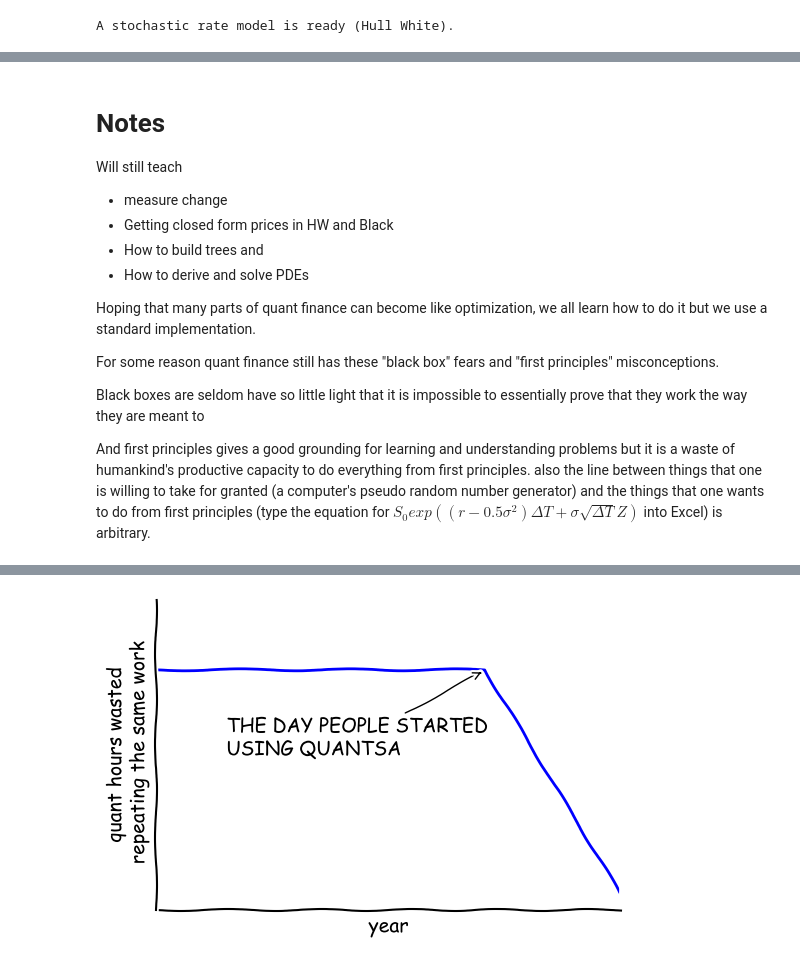
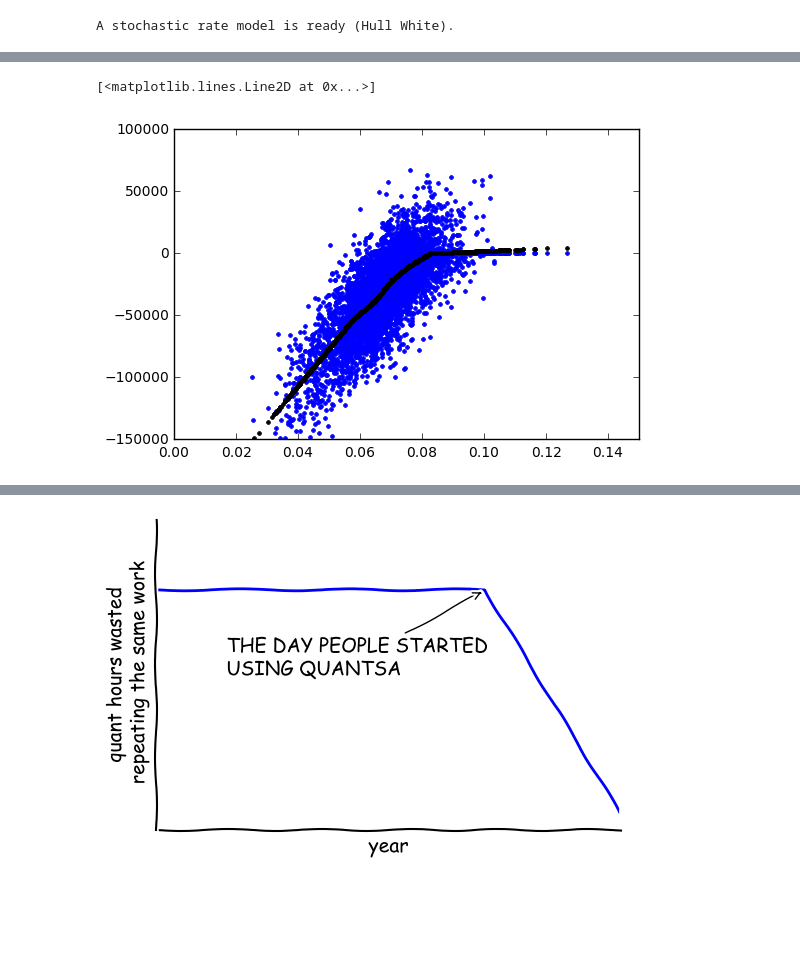
Before and after one commit to JamesLTaylor/QuantSA, a Jupyter notebook: Presentations/BridgingTheGap.ipynb, the cells around one changed output, grey strips where cells are left out. Saved outputs shown, nothing was run; the diff lists cells and outputs as text; code cells hidden in the pictures; blank space fills up the shorter version.

```diff
--- a/Presentations/BridgingTheGap.ipynb
+++ b/Presentations/BridgingTheGap.ipynb
@@ -366,16 +493,26 @@ The optimal stopping time for the person who owns this right is the one that cho
-# %% [markdown]
-# Notes
-
-Will still teach
- * measure change
- * Getting closed form prices in HW and Black
- * How to build trees and
- * How to derive and solve PDEs
-
-Hoping that many parts of quant finance can become like optimization, we all learn how to do it but we use a standard implementation.
-
-For some reason quant finance still has these "black box" fears and "first principles" misconceptions.
-
-Black boxes are seldom have so little light that it is  impossible to essentially prove that they work the way they are meant to
-
-And first principles gives a good grounding for learning and understanding problems but it is a waste of humankind's productive capacity to do everything from first principles.  also the line between things that one is willing to take for granted (a computer's pseudo random number generator) and the things that one wants to do from first principles (type the equation for $S_0 exp((r-0.5\sigma^2) \Delta T + \sigma \sqrt{\Delta T} Z)$ into Excel) is arbitrary.
+# %%
+# Make a Bermudan Swaption
+exDates = List[Date]()
+exDates.Add(Date(2017, 9, 17))
+exDates.Add(Date(2018, 9, 17))
+exDates.Add(Date(2019, 9, 17))
+exDates.Add(Date(2020, 9, 17))
+bermudan = BermudanSwaption(swap, exDates, False)
+
+# Get the simulated forward values and the regressors used to obtain them
+valuePaths = hwCoordinator.GetValuePaths([bermudan], valueDate, csDates)
+fwdCashflowPVs = qsa.getnumpy(valuePaths.Get("fwdCashflowPVs"))
+regressor0 = qsa.getnumpy(valuePaths.Get("regressor0"))
+regressedFwdsPVs = qsa.getnumpy(valuePaths.Get("regressedFwdsPVs"))
+# %%
+# Examine the values after optimal exercise rule is applied
+fig = plt.figure()
+ax = fig.add_subplot(1, 1, 1)
+ax.set_xlim([0, 0.15])
+ax.set_ylim([-150000, 100000])
+col = 70 # up to 181
+plt.plot(regressor0[:,col], fwdCashflowPVs[:,col],'.')
+plt.plot(regressor0[:,col], regressedFwdsPVs[:,col],'k.')
+# %% [output]
+[<matplotlib.lines.Line2D at 0x...>]
+[figure, added]
```
Also changed, not shown: parts of 37 cells of this notebook, 1 other file.
